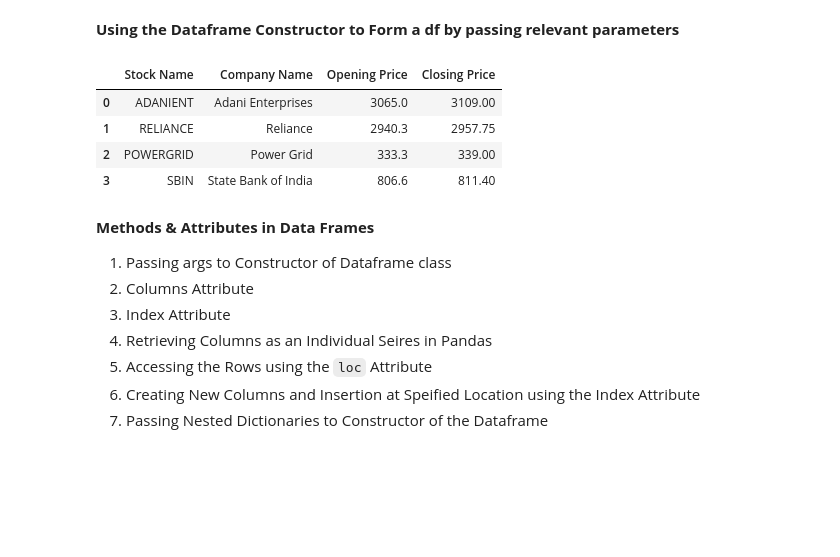
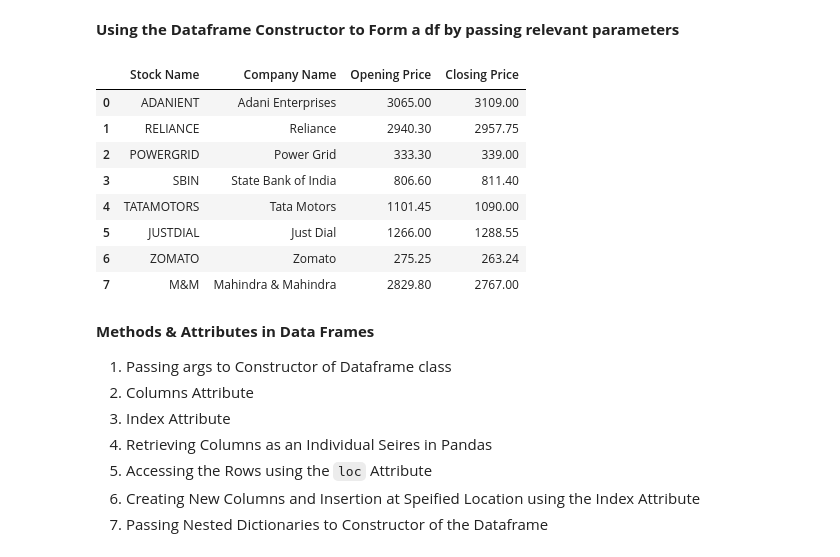
Before and after one commit to SianRods/PythonSourceFiles, a Jupyter notebook: Pandas-Practice/Introduction_Pandas.ipynb, the cells around one changed output. Drawn from its saved outputs; the diff is of its cells as text; code cells hidden in the pictures; blank space fills up the shorter version.

```diff
--- a/Pandas-Practice/Introduction_Pandas.ipynb
+++ b/Pandas-Practice/Introduction_Pandas.ipynb
@@ -225,23 +225,27 @@ dtype: float64
 # %%
 # One of the best ways to create dataframes is by using Dictionary of one-d Lists
 # This can be sasid as passing of objects to the Dataframe Constructor
 
 stock_dict={
-	"Stock Name":['ADANIENT','RELIANCE','POWERGRID','SBIN'],
-	"Company Name":['Adani Enterprises','Reliance','Power Grid','State Bank of India'],
-	"Opening Price":[3065.00,2940.30,333.30,806.60],
-	"Closing Price":[3109,2957.75,339,811.40]
+	"Stock Name":['ADANIENT','RELIANCE','POWERGRID','SBIN','TATAMOTORS','JUSTDIAL','ZOMATO','M&M'],
+	"Company Name":['Adani Enterprises','Reliance','Power Grid','State Bank of India','Tata Motors','Just Dial','Zomato','Mahindra & Mahindra'],
+	"Opening Price":[3065.00,2940.30,333.30,806.60,1101.45,1266,275.25,2829.80],
+	"Closing Price":[3109,2957.75,339,811.40,1090,1288.55,263.24,2767]
 
 }
 
 stock_df=pd.DataFrame(stock_dict)
 stock_df
 # %% [output]
 |  | Stock Name | Company Name | Opening Price | Closing Price |
-| 0 | ADANIENT | Adani Enterprises | 3065.0 | 3109.00 |
-| 1 | RELIANCE | Reliance | 2940.3 | 2957.75 |
-| 2 | POWERGRID | Power Grid | 333.3 | 339.00 |
-| 3 | SBIN | State Bank of India | 806.6 | 811.40 |
+| 0 | ADANIENT | Adani Enterprises | 3065.00 | 3109.00 |
+| 1 | RELIANCE | Reliance | 2940.30 | 2957.75 |
+| 2 | POWERGRID | Power Grid | 333.30 | 339.00 |
+| 3 | SBIN | State Bank of India | 806.60 | 811.40 |
+| 4 | TATAMOTORS | Tata Motors | 1101.45 | 1090.00 |
+| 5 | JUSTDIAL | Just Dial | 1266.00 | 1288.55 |
+| 6 | ZOMATO | Zomato | 275.25 | 263.24 |
+| 7 | M&M | Mahindra & Mahindra | 2829.80 | 2767.00 |
 # %% [markdown]
 **Methods & Attributes  in Data Frames**
 1. Passing args to Constructor of Dataframe class
```
Also changed, not shown: parts of 46 cells of this notebook.
